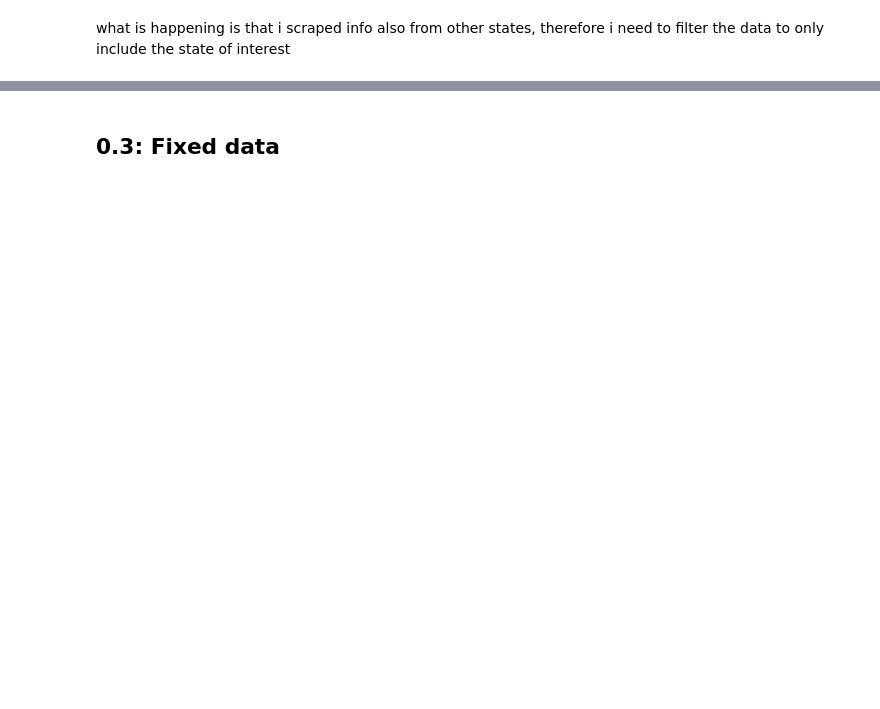
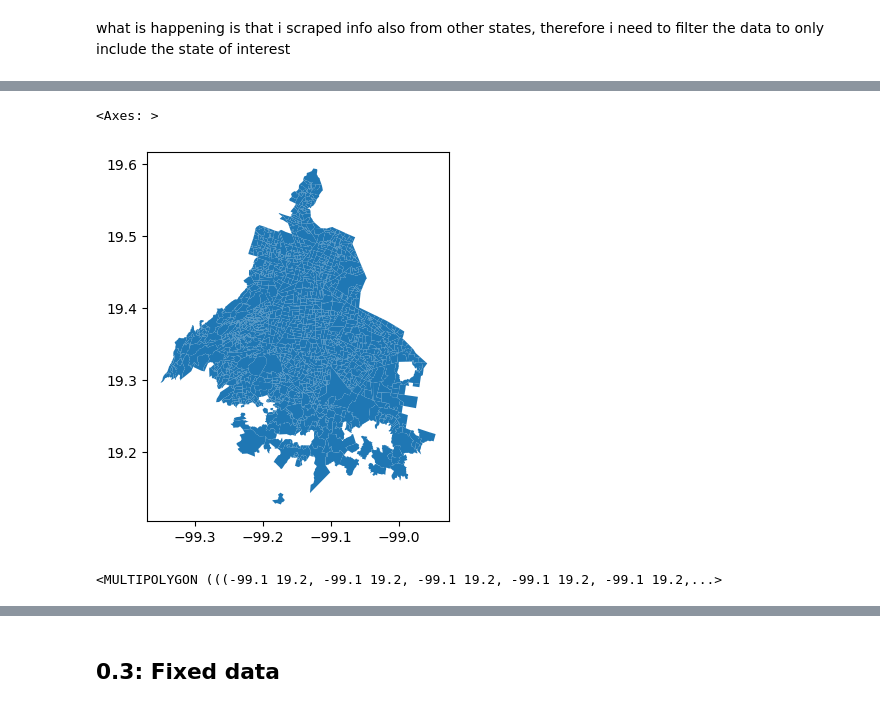
Before and after one commit to romanAVJ/fitpass-plan-optimizer, a Jupyter notebook: src/linear_optimizer.ipynb, the cells around one changed output, grey strips where cells are left out. Drawn from its saved outputs; the diff is of its cells as text; code cells hidden in the pictures; blank space fills up the shorter version.

```diff
--- a/src/linear_optimizer.ipynb
+++ b/src/linear_optimizer.ipynb
@@ -146,0 +147,4 @@ what is happening is that i scraped info also from other states, therefore i nee
+# %%
+# read a geojson file containing the geometries of the blocks of the city
+gdf_colonias = gpd.read_file('../data/colonias-cdmx-.json')
+gdf_colonias
@@ -146,0 +165,12 @@ what is happening is that i scraped info also from other states, therefore i nee
+# %%
+# plot it
+gdf_colonias.plot()
+# %% [output]
+<Axes: >
+[figure, added]
+# %%
+# join all the polygons into one big poligon
+merged_polygon = gdf_colonias.unary_union
+merged_polygon
+# %% [output]
+<MULTIPOLYGON (((-99.1 19.2, -99.1 19.2, -99.1 19.2, -99.1 19.2, -99.1 19.2,...>
```
Also changed, not shown: parts of 66 cells of this notebook, 11 other files.
